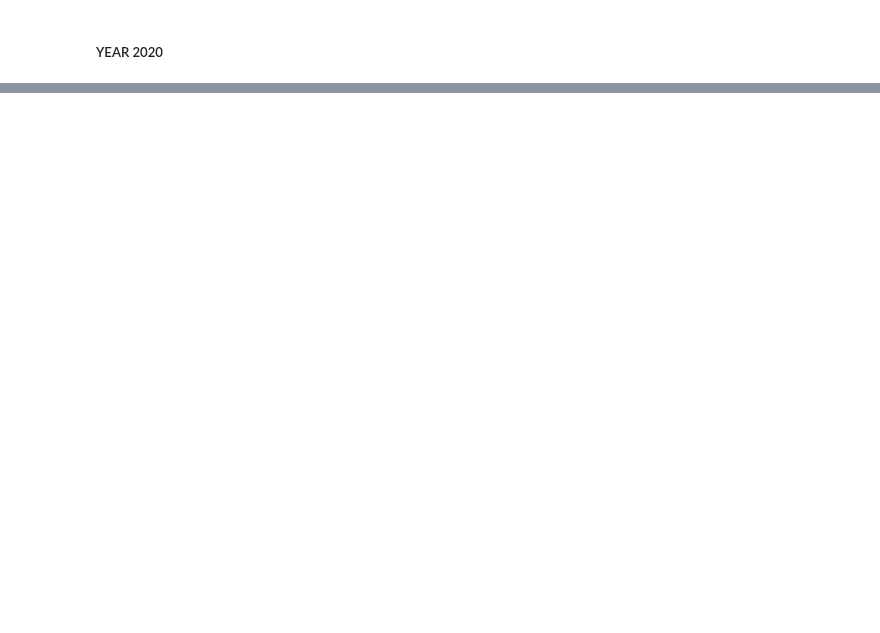
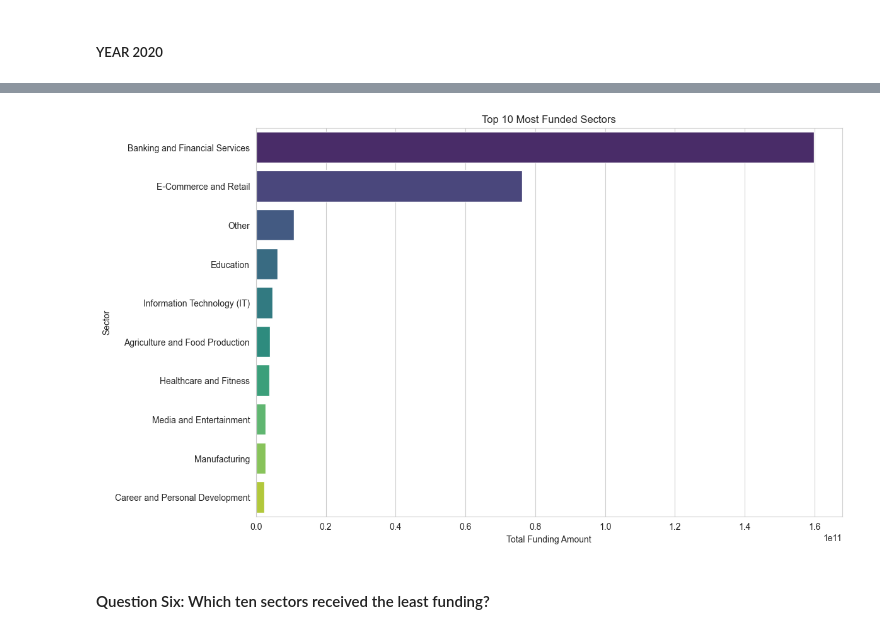
Before and after one commit to AndyMortey/The-Start-Up-Ecosystem-Project, a Jupyter notebook: notebook.ipynb, the cells around one changed output, grey strips where cells are left out. Saved outputs shown, nothing was run; the diff lists cells and outputs as text; code cells hidden in the pictures; blank space fills up the shorter version.

```diff
--- a/notebook.ipynb
+++ b/notebook.ipynb
@@ -240,0 +3108,4 @@ df_2021.head(10)
+# %%
+#Split the "HeadQuarter" by comma and select only the first word(City name)
+df["HeadQuarter"] = df["HeadQuarter"].str.split(',').str[0]
+df
@@ -240,0 +3214,4 @@ df_2021.head(10)
+# %%
+#Replace multiple spaces with a single space in the "Column_Name" column
+df['Sector'] = df['Sector'].str.replace(r'\s+', ' ', regex=True)
+df['Sector'].unique()
@@ -240,0 +3679,14 @@ df_2021.head(10)
+# %%
+#Group the amounts received by startups by the sector
+Funded_Sectors = df.groupby("Sector").sum(numeric_only=True).reset_index()
+
+#Sorting from the highest to lowest and applying .head(10)
+Funded_Sectors.sort_values(["Amount"], ascending = False, inplace=True)
+Most_Funded_Sectors = Funded_Sectors.head(10)
+
+#Drop the "Funding Year" column if it exists
+if "Funding Year" in Most_Funded_Sectors.columns:
+    Most_Funded_Sectors.drop(columns=["Funding Year"], inplace=True)
+
+#Display the results
+print(Most_Funded_Sectors)
@@ -240,0 +3705,15 @@ df_2021.head(10)
+# %%
+#Set the style
+sns.set_style("whitegrid")
+
+#Plotting
+plt.figure(figsize=(12, 8))
+sns.barplot(data=Most_Funded_Sectors, x="Amount", y="Sector", palette="viridis")
+plt.xlabel('Total Funding Amount')
+plt.ylabel('Sector')
+plt.title('Top 10 Most Funded Sectors')
+plt.show()
+# %% [output]
+[figure, added]
+# %% [markdown]
+#### Question Six: Which ten sectors received the least funding?
```
Also changed, not shown: parts of 377 cells of this notebook.
